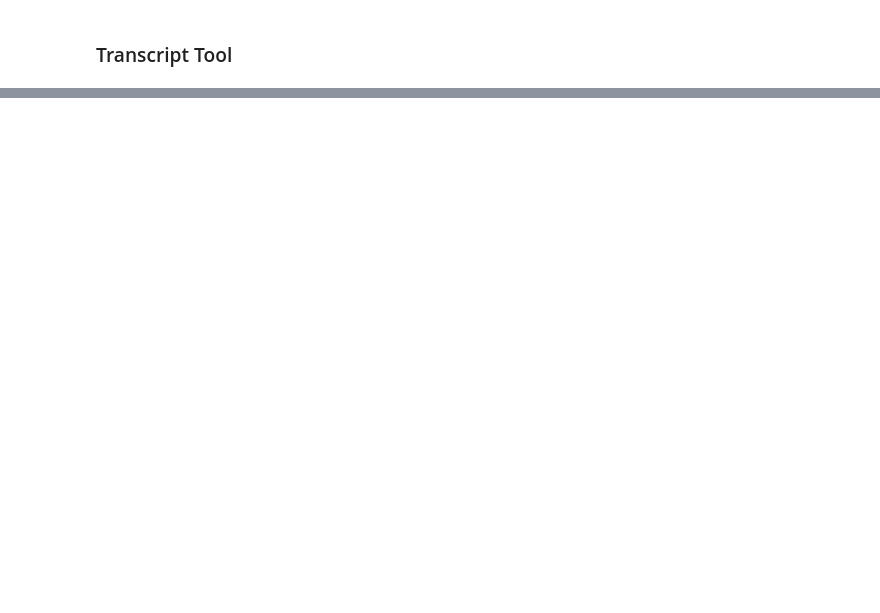
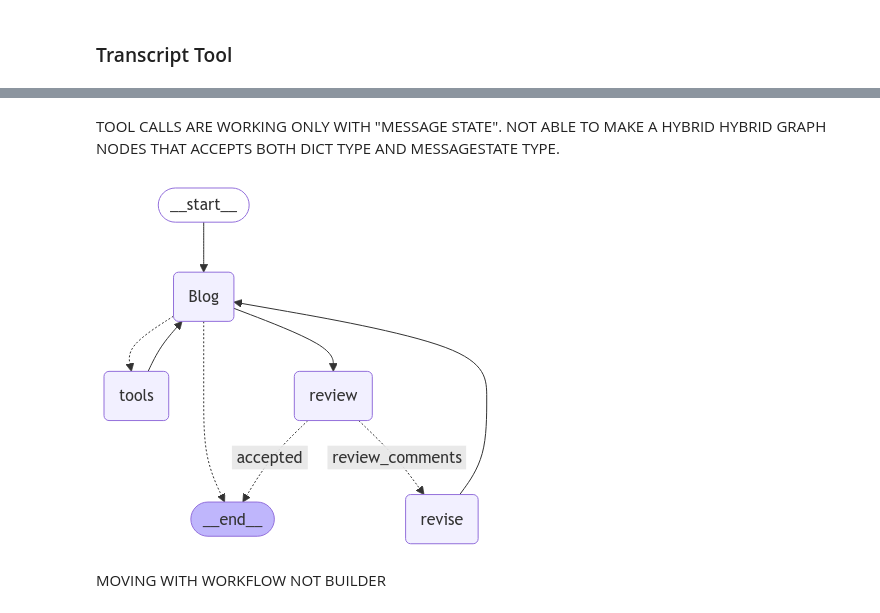
Before and after one commit to luksri/ML_practice, a Jupyter notebook: ai_boot_camp/Assignment/blog_writer.ipynb, the cells around one changed output, grey strips where cells are left out. Drawn from its saved outputs; the diff is of its cells as text; code cells hidden in the pictures; blank space fills up the shorter version.

```diff
--- a/ai_boot_camp/Assignment/blog_writer.ipynb
+++ b/ai_boot_camp/Assignment/blog_writer.ipynb
@@ -57,0 +221,40 @@ class State(TypedDict):
+# %% [markdown]
+TOOL CALLS ARE WORKING ONLY WITH "MESSAGE STATE". NOT ABLE TO MAKE A HYBRID HYBRID GRAPH NODES THAT ACCEPTS BOTH DICT TYPE AND MESSAGESTATE TYPE.
+# %%
+builder = StateGraph(State)
+
+# Add nodes
+
+builder.add_node("tools",ToolNode(tools))
+# workflow.add_node("Blog_plan", generate_plan_for_blog_content)
+builder.add_node("Blog", generate_blog_content)
+builder.add_node("review", review_blog_content)
+builder.add_node("revise", revise_blog_content)
+
+# Add Edges
+builder.add_edge(START, "Blog")
+builder.add_conditional_edges(
+    "Blog",
+    # If the latest message (result) from assistant is a tool call -> tools_condition routes to tools
+    # If the latest message (result) from assistant is a not a tool call -> tools_condition routes to END
+    tools_condition,
+)
+builder.add_edge("tools", "Blog")
+builder.add_edge("Blog", "review")
+builder.add_conditional_edges(
+    "review",
+    lambda state: state["feedback"],
+    {  # Name returned by route_decision : Name of next node to visit
+        "accepted": END,
+        "review_comments": "revise",
+    },
+)
+builder.add_edge('revise', 'Blog')
+
+# Compile
+chain1 = builder.compile()
+
+# Show workflow
+display(Image(chain1.get_graph().draw_mermaid_png()))
+# %% [output]
+[figure, added]
@@ -57,0 +265,2 @@ class State(TypedDict):
+# %% [markdown]
+MOVING WITH WORKFLOW NOT BUILDER
```
Also changed, not shown: parts of 12 cells of this notebook.
